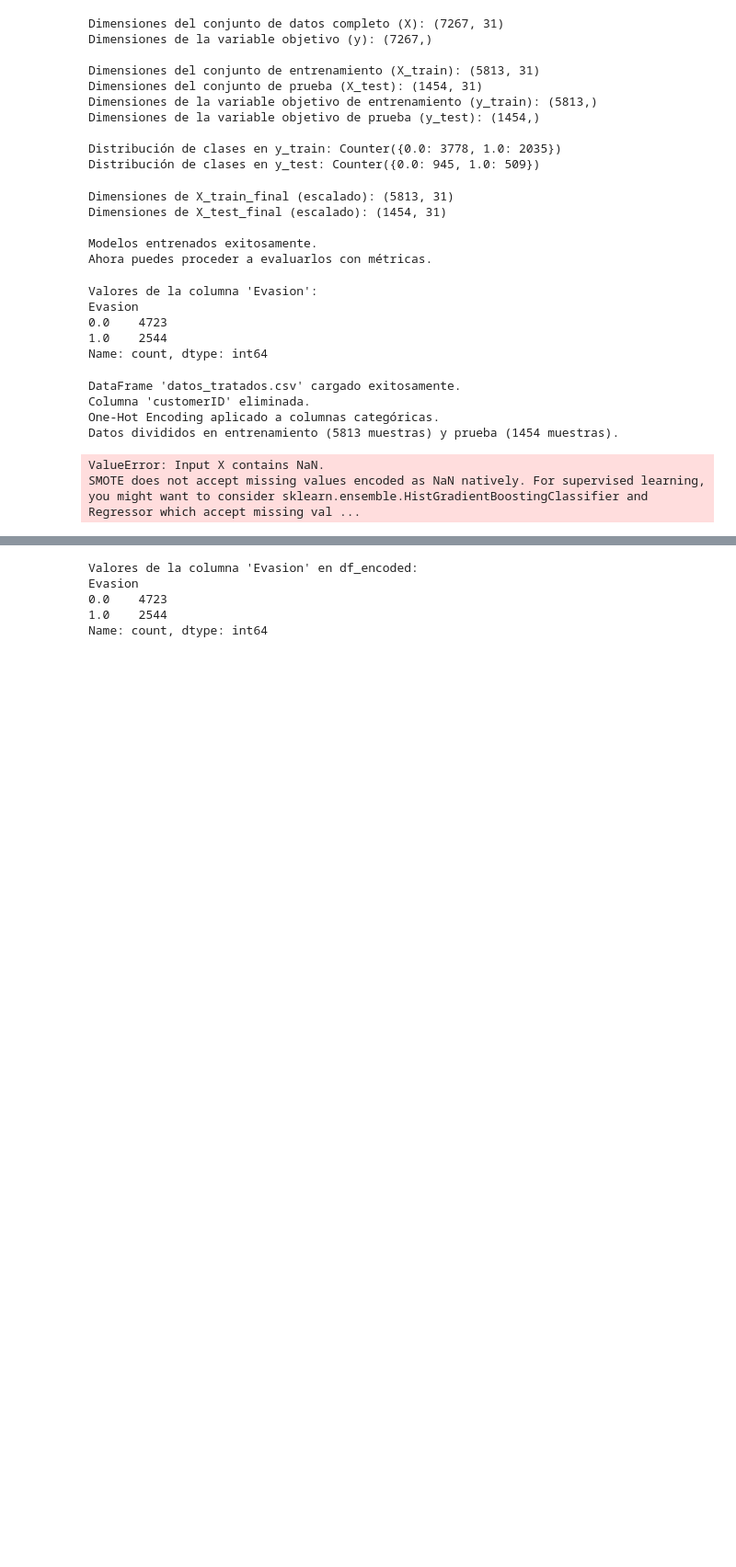
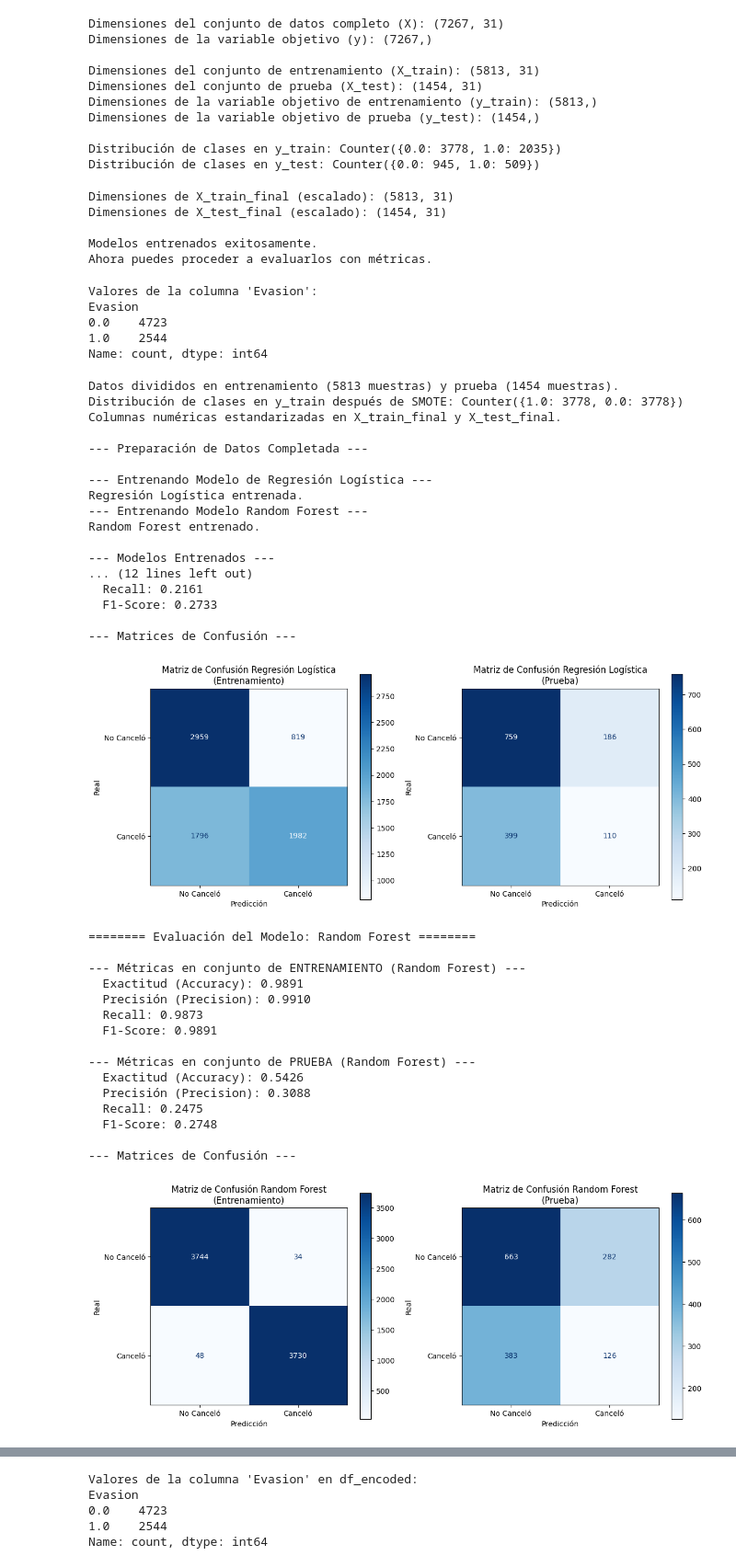
Before and after one commit to maxriosg/TelecomX_2, a Jupyter notebook: TelecomX_2.ipynb, the cells around one changed output, grey strips where cells are left out. Shown at 92% size. Cells and saved outputs as stored; diff of their text form; code cells hidden in the pictures; blank space fills up the shorter version.

```diff
--- a/TelecomX_2.ipynb
+++ b/TelecomX_2.ipynb
@@ -438,26 +438,6 @@ import matplotlib.pyplot as plt
 import seaborn as sns
 from collections import Counter
 
-# --- PASO 1: Cargar y Preprocesar los Datos ---
-# Cargar el DataFrame (Asegúrate de que 'datos_tratados.csv' esté subido a tu entorno de Colab)
-try:
-    df = pd.read_csv("datos_tratados.csv")
-    print("DataFrame 'datos_tratados.csv' cargado exitosamente.")
-except FileNotFoundError:
-    print("Error: 'datos_tratados.csv' no encontrado. Asegúrate de haberlo subido.")
-    # Si no puedes cargar, el script no podrá continuar.
-    exit()
-
-# Eliminar 'customerID'
-if 'customerID' in df.columns:
-    df.drop(columns=['customerID'], inplace=True)
-    print("Columna 'customerID' eliminada.")
-
-# One-Hot Encoding de columnas categóricas
-categorical_cols = df.select_dtypes(include='object').columns
-df_encoded = pd.get_dummies(df, columns=categorical_cols, drop_first=True)
-print("One-Hot Encoding aplicado a columnas categóricas.")
-
 # 1. Definir X (características) y y (variable objetivo)
 X = df_encoded.drop('Evasion', axis=1)
 y = df_encoded['Evasion']
@@ -466,12 +446,18 @@ y = df_encoded['Evasion']
 X_train, X_test, y_train, y_test = train_test_split(X, y, test_size=0.2, random_state=42, stratify=y)
 print(f"Datos divididos en entrenamiento ({X_train.shape[0]} muestras) y prueba ({X_test.shape[0]} muestras).")
 
-# 3. Aplicar SMOTE al conjunto de entrenamiento para balancear clases
+# 3. Handle missing values by filling with the mean of each column AFTER splitting and BEFORE SMOTE
+# We calculate the mean on the training data to avoid data leakage from the test set
+X_train = X_train.fillna(X_train.mean())
+X_test = X_test.fillna(X_train.mean()) # Use the mean from the training data to fill missing values in the test data
+
+
+# 4. Aplicar SMOTE al conjunto de entrenamiento para balancear clases
 smote = SMOTE(random_state=42)
 X_train_smote, y_train_smote = smote.fit_resample(X_train, y_train)
 print(f"Distribución de clases en y_train después de SMOTE: {Counter(y_train_smote)}")
 
-# 4. Estandarizar las columnas numéricas
+# 5. Estandarizar las columnas numéricas
 numerical_cols_to_scale = ['PagoMensual', 'PagoTotal', 'customer_tenure', 'Cuentas_Diarias']
 
 scaler = StandardScaler()
@@ -612,7 +598,7 @@ if metrics_rf['test_recall'] > metrics_log_reg['test_recall']:
     print(f"  Random Forest tiene un Recall de {metrics_rf['test_recall']:.4f} vs. Regresión Logística con {metrics_log_reg['test_recall']:.4f}.")
     print("  Esto indica que Random Forest es marginalmente mejor identificando a los clientes que realmente cancelan.")
 elif metrics_log_reg['test_recall'] > metrics_rf['test_recall']:
-    print(f"  Regresión Logística tiene un Recall de {metrics_log_reg['test_recall']:.4f} vs. Random Forest con {metrics_rf['test_recall']:.4f}.")
+    print(f"  Regresión Logística tiene un Recall de {metrics_log_reg['test_recall']:.4f} vs. Random Forest con {metrics_log_reg['test_recall']:.4f}.")
     print("  Esto indica que la Regresión Logística es marginalmente mejor identificando a los clientes que realmente cancelan.")
 else:
     print("  Ambos modelos tienen un Recall muy similar.")
@@ -626,35 +612,63 @@ print("\n--- ¿Algún modelo presentó Overfitting o Underfitting? ---")
 print("\nAnálisis para Regresión Logística:")
 diff_log_reg_acc = metrics_log_reg['train_accuracy'] - metrics_log_reg['test_accuracy']
 if diff_log_reg_acc > 0.05: # Umbral común para indicar overfitting
     print(f"  **Posible Overfitting:** La Exactitud en entrenamiento ({metrics_log_reg['train_accuracy']:.4f}) es significativamente mayor que en prueba ({metrics_log_reg['test_accuracy']:.4f}).")
     print("  Esto sugiere que el modelo ha aprendido demasiado bien los datos de entrenamiento y puede no generalizar a datos nuevos.")
     print("  **Posibles ajustes:** Considerar ajustar los parámetros de regularización (parámetro 'C' en LogisticRegression, valores más pequeños aumentan la regularización).")
 elif metrics_log_reg['test_accuracy'] < 0.60: # Un umbral bajo puede indicar underfitting
     print(f"  **Posible Underfitting:** La Exactitud en prueba ({metrics_log_reg['test_accuracy']:.4f}) es baja, incluso si la de entrenamiento no es mucho mayor.")
     print("  Esto sugiere que el modelo es demasiado simple para capturar las complejidades de los datos.")
     print("  **Posibles ajustes:** Aumentar la complejidad del modelo, explorar más ingeniería de características, o probar otros algoritmos.")
 else:
     print("  El modelo de Regresión Logística parece tener un balance razonable entre entrenamiento y prueba.")
 
 # Análisis para Random Forest
 print("\nAnálisis para Random Forest:")
 diff_rf_acc = metrics_rf['train_accuracy'] - metrics_rf['test_accuracy']
 if diff_rf_acc > 0.10: # RF es propenso a overfitting, por eso un umbral mayor
     print(f"  **Alto riesgo de Overfitting:** La Exactitud en entrenamiento ({metrics_rf['train_accuracy']:.4f}) es *mucho* mayor que en prueba ({metrics_rf['test_accuracy']:.4f}).")
     print("  Random Forest es un modelo potente que puede memorizar los datos de entrenamiento. Es común ver una Exactitud de entrenamiento muy alta.")
     print("  **Posibles ajustes:** Reducir 'max_depth' (profundidad máxima de los árboles), aumentar 'min_samples_leaf' (número mínimo de muestras en una hoja), o ajustar 'n_estimators' (número de árboles). También Grid Search/Randomized Search para optimización de hiperparámetros.")
 elif metrics_rf['test_accuracy'] < 0.60:
     print(f"  **Posible Underfitting:** La Exactitud en prueba ({metrics_rf['test_accuracy']:.4f}) es baja.")
     print("  **Posibles ajustes:** Aumentar 'n_estimators', 'max_depth' o explorar más características.")
 else:
     print("  El modelo Random Forest parece tener un buen balance entre entrenamiento y prueba o un ligero overfitting controlado por la robustez del algoritmo.")
 
 print("\n--- Recomendaciones Finales ---")
 print("Considera ajustar los hiperparámetros de ambos modelos utilizando técnicas como `GridSearchCV` o `RandomizedSearchCV` para encontrar la mejor combinación. Además, explora el uso de la curva ROC-AUC, especialmente útil en datasets desbalanceados, para una evaluación más completa del rendimiento de tus modelos en la predicción de la cancelación de clientes.")
 # %% [output]
-DataFrame 'datos_tratados.csv' cargado exitosamente.
-Columna 'customerID' eliminada.
-One-Hot Encoding aplicado a columnas categóricas.
 Datos divididos en entrenamiento (5813 muestras) y prueba (1454 muestras).
+Distribución de clases en y_train después de SMOTE: Counter({1.0: 3778, 0.0: 3778})
+Columnas numéricas estandarizadas en X_train_final y X_test_final.
+
+--- Preparación de Datos Completada ---
+
+--- Entrenando Modelo de Regresión Logística ---
+Regresión Logística entrenada.
+--- Entrenando Modelo Random Forest ---
+Random Forest entrenado.
+
+--- Modelos Entrenados ---
+... (12 lines left out)
+  Recall: 0.2161
+  F1-Score: 0.2733
+
+--- Matrices de Confusión ---
+[figure, added]
-ValueError: Input X contains NaN.
-SMOTE does not accept missing values encoded as NaN natively. For supervised learning, you might want to consider sklearn.ensemble.HistGradientBoostingClassifier and Regressor which accept missing val ...
+======== Evaluación del Modelo: Random Forest ========
+
+--- Métricas en conjunto de ENTRENAMIENTO (Random Forest) ---
+  Exactitud (Accuracy): 0.9891
+  Precisión (Precision): 0.9910
+  Recall: 0.9873
+  F1-Score: 0.9891
+
+--- Métricas en conjunto de PRUEBA (Random Forest) ---
+  Exactitud (Accuracy): 0.5426
+  Precisión (Precision): 0.3088
+  Recall: 0.2475
+  F1-Score: 0.2748
+
+--- Matrices de Confusión ---
+[figure, added]
```
Also changed, not shown: parts of 2 cells of this notebook.
